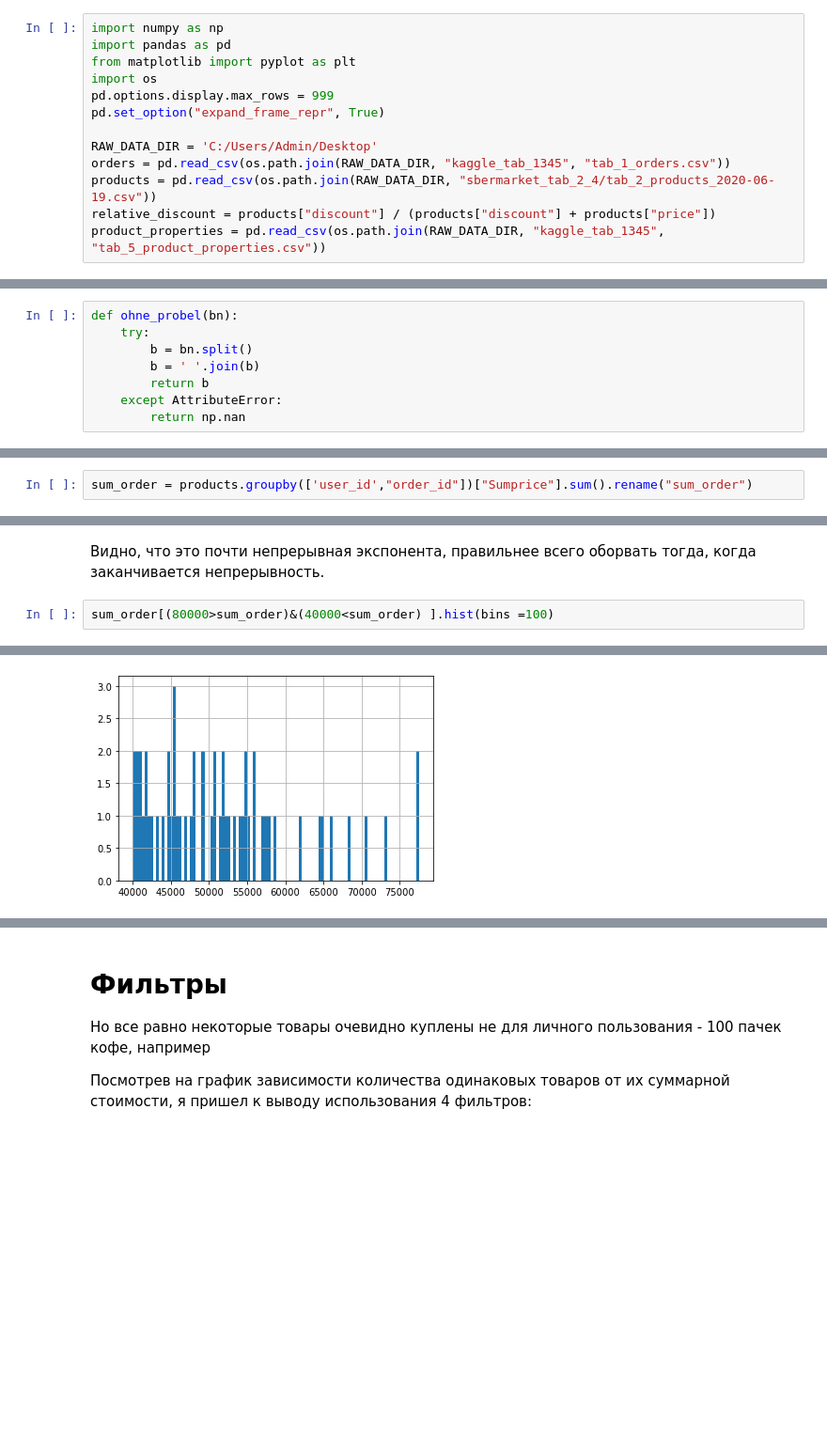
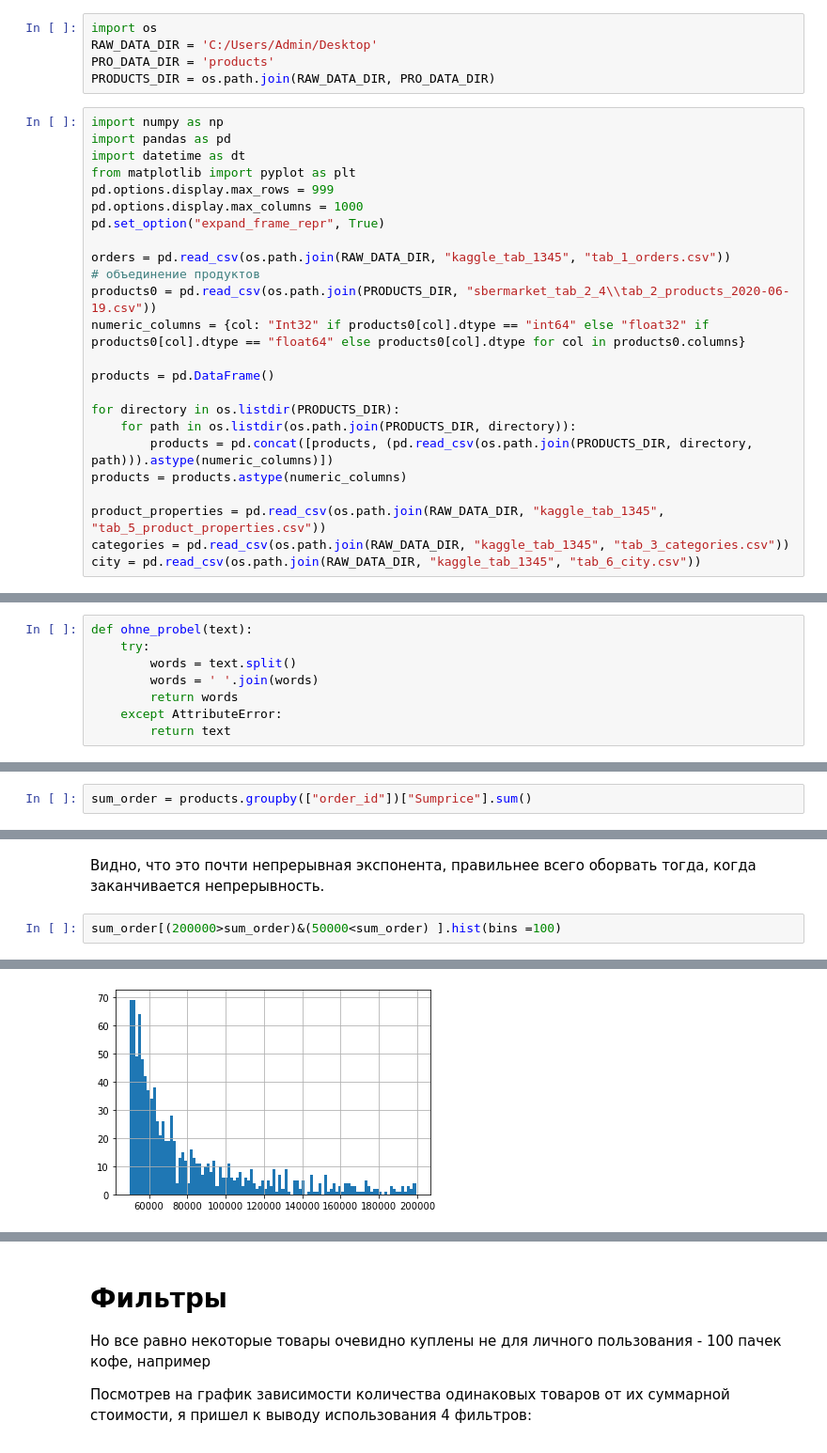
Before and after one commit to glebkuzn/sbergleb, a Jupyter notebook: glebcode.ipynb, the cells around one changed output, grey strips where cells are left out. Shown at 94% size. Saved outputs shown, nothing was run; the diff lists cells and outputs as text; blank space fills up the shorter version.

```diff
--- a/glebcode.ipynb
+++ b/glebcode.ipynb
@@ -1,18 +1,34 @@
 # %% [markdown]
 # Введение библиотек, обозначение пути, загрузка данных
+# %%
+import os
+RAW_DATA_DIR = 'C:/Users/Admin/Desktop'
+PRO_DATA_DIR = 'products'
+PRODUCTS_DIR = os.path.join(RAW_DATA_DIR, PRO_DATA_DIR)
 # %%
 import numpy as np
 import pandas as pd
+import datetime as dt
 from matplotlib import pyplot as plt
-import os
 pd.options.display.max_rows = 999
+pd.options.display.max_columns = 1000
 pd.set_option("expand_frame_repr", True)
 
-RAW_DATA_DIR = 'C:/Users/Admin/Desktop'
 orders = pd.read_csv(os.path.join(RAW_DATA_DIR, "kaggle_tab_1345", "tab_1_orders.csv"))
-products = pd.read_csv(os.path.join(RAW_DATA_DIR, "sbermarket_tab_2_4/tab_2_products_2020-06-19.csv"))
-relative_discount = products["discount"] / (products["discount"] + products["price"])
+# объединение продуктов
+products0 = pd.read_csv(os.path.join(PRODUCTS_DIR, "sbermarket_tab_2_4\\tab_2_products_2020-06-19.csv"))
+numeric_columns = {col: "Int32" if products0[col].dtype == "int64" else "float32" if products0[col].dtype == "float64" else products0[col].dtype for col in products0.columns}
+
+products = pd.DataFrame()
+
+for directory in os.listdir(PRODUCTS_DIR):
+    for path in os.listdir(os.path.join(PRODUCTS_DIR, directory)):
+        products = pd.concat([products, (pd.read_csv(os.path.join(PRODUCTS_DIR, directory, path))).astype(numeric_columns)])
+products = products.astype(numeric_columns)
+
 product_properties = pd.read_csv(os.path.join(RAW_DATA_DIR, "kaggle_tab_1345", "tab_5_product_properties.csv"))
+categories = pd.read_csv(os.path.join(RAW_DATA_DIR, "kaggle_tab_1345", "tab_3_categories.csv"))
+city = pd.read_csv(os.path.join(RAW_DATA_DIR, "kaggle_tab_1345", "tab_6_city.csv"))
 # %% [markdown]
 # Удаление простого мусора и проверка
 # %% [markdown]
@@ -77,13 +93,13 @@ dtype: int64
 # %% [markdown]
 ## Удаление пробелов в названиях
 # %%
-def ohne_probel(bn):
+def ohne_probel(text):
     try:
-        b = bn.split()
-        b = ' '.join(b)
-        return b
+        words = text.split()
+        words = ' '.join(words)
+        return words
     except AttributeError:
-        return np.nan
+        return text
 # %%
 products['brand_name']=products['brand_name'].apply(ohne_probel)
 products['product_name']=products['product_name'].apply(ohne_probel)
@@ -98,7 +115,7 @@ products.insert(5, "Sumprice", sumprice, True)
 # %% [markdown]
 ## Найдем общую стоимость каждого заказа
 # %%
-sum_order = products.groupby(['user_id',"order_id"])["Sumprice"].sum().rename("sum_order")
+sum_order = products.groupby(["order_id"])["Sumprice"].sum()
 # %%
 sum_order[(100000>sum_order)&(10000<sum_order)].hist(bins =100)
 # %% [output]
@@ -107,8 +124,8 @@ sum_order[(100000>sum_order)&(10000<sum_order)].hist(bins =100)
 # %% [markdown]
 Видно, что это почти непрерывная экспонента, правильнее всего оборвать тогда, когда заканчивается непрерывность.
 # %%
-sum_order[(80000>sum_order)&(40000<sum_order) ].hist(bins =100)
+sum_order[(200000>sum_order)&(50000<sum_order) ].hist(bins =100)
 # %% [output]
 <AxesSubplot:>
-[figure, old version]
+[figure, new version]
 # %% [markdown]
```
Also changed, not shown: parts of 27 cells of this notebook.
